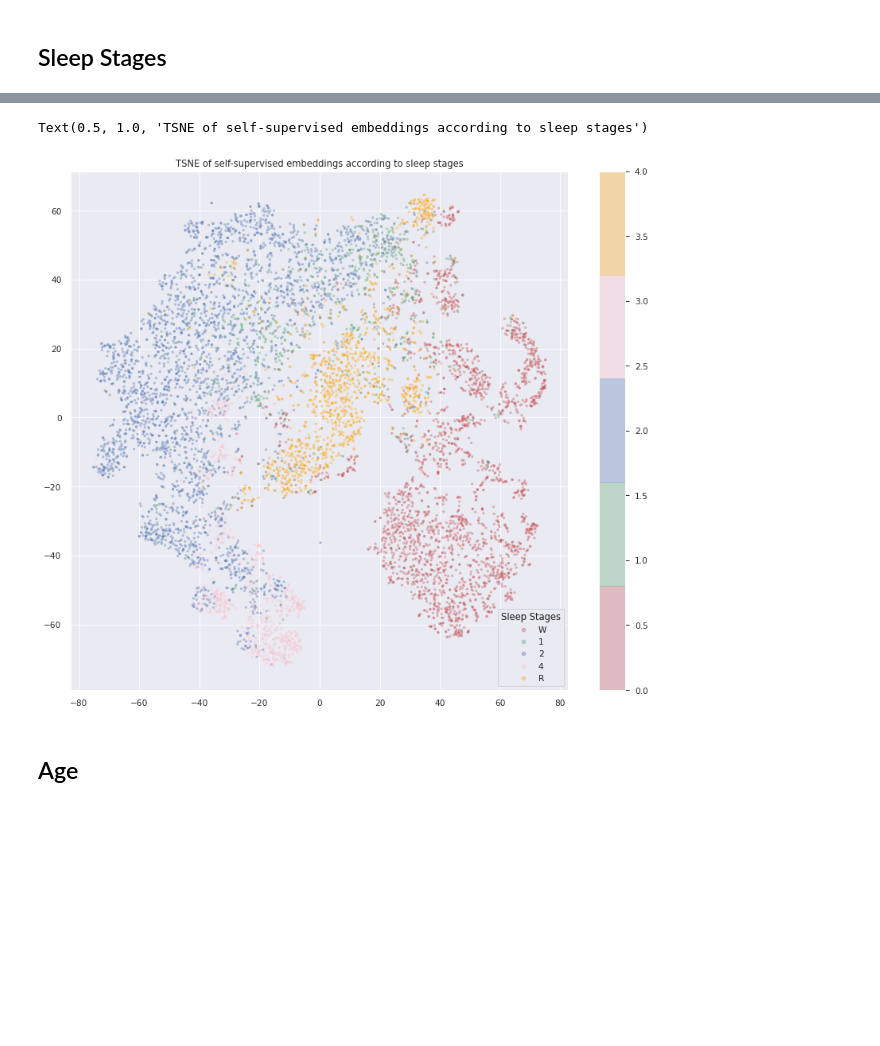
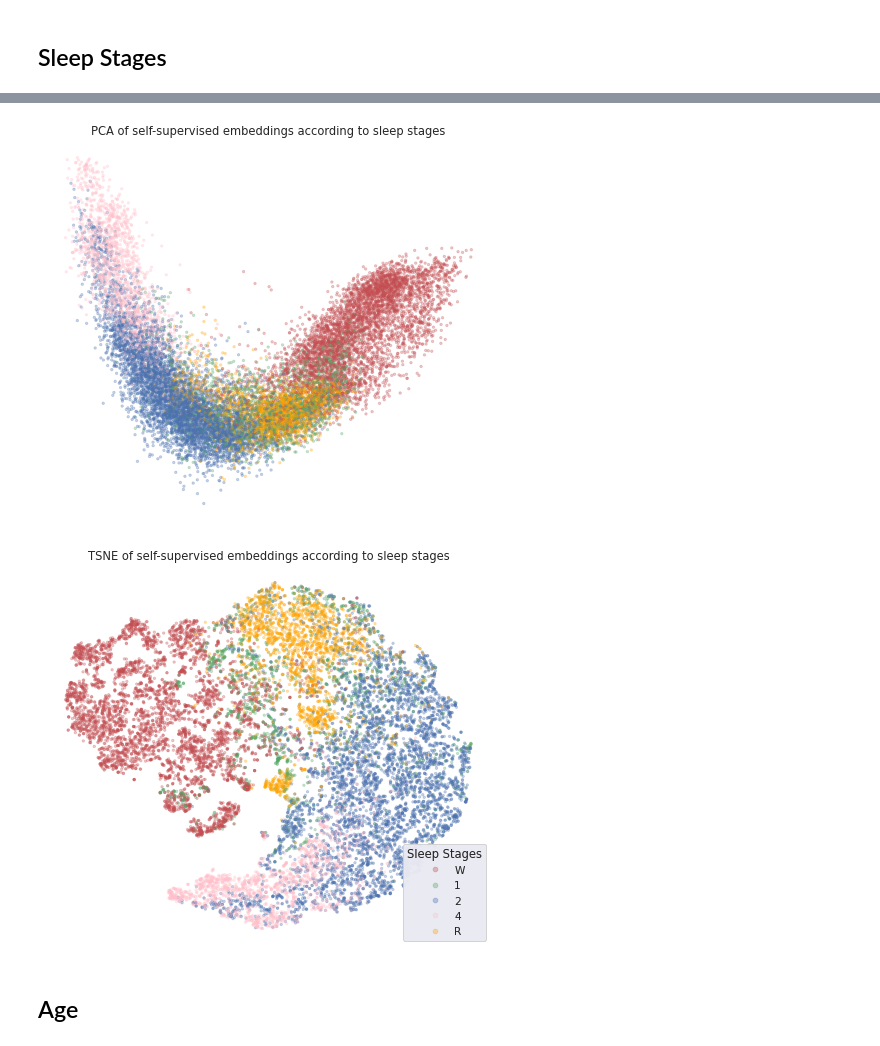
Before and after one commit to TheoMoutakanni/TCC-EEG, a Jupyter notebook: ContrastiveTraining.ipynb, the cells around one changed output, grey strips where cells are left out. Cells and saved outputs as stored; diff of their text form; code cells hidden in the pictures; blank space fills up the shorter version.

Commit message:
Add new figures+baseline

```diff
--- a/ContrastiveTraining.ipynb
+++ b/ContrastiveTraining.ipynb
@@ -125,8 +230,14 @@ Text(0.5, 1.0, 'PCA of self-supervised embeddings according to sleep stages')
 # %%
-plot_embeddings(tsne_embds, sleep_stages, sleep_cmap, legend_dict={'title': 'Sleep Stages', 'color_mapping': reverse_mapping})
-plt.title("TSNE of self-supervised embeddings according to sleep stages")
+plot_embeddings(pca_embds, sleep_stages, sleep_cmap, colorbar=False)
+plt.savefig('img/PCA_sleep_stages.png', dpi=200, bbox_inches='tight', pad_inches=0, transparent=True)
+plt.title("PCA of self-supervised embeddings according to sleep stages");
+
+plt.figure()
+plot_embeddings(tsne_embds, sleep_stages, sleep_cmap, legend_dict={'title': 'Sleep Stages', 'color_mapping': reverse_mapping}, colorbar=False, legend_loc="lower right")
+plt.savefig('img/TSNE_sleep_stages.png', dpi=200, bbox_inches='tight', pad_inches=0, transparent=True)
+plt.title("TSNE of self-supervised embeddings according to sleep stages");
 # %% [output]
-Text(0.5, 1.0, 'TSNE of self-supervised embeddings according to sleep stages')
-[figure, old version]
+[figure, new version]
+[figure, added]
 # %% [markdown]
 ## Age
```
Also changed, not shown: parts of 44 cells of this notebook, 3 other files.
